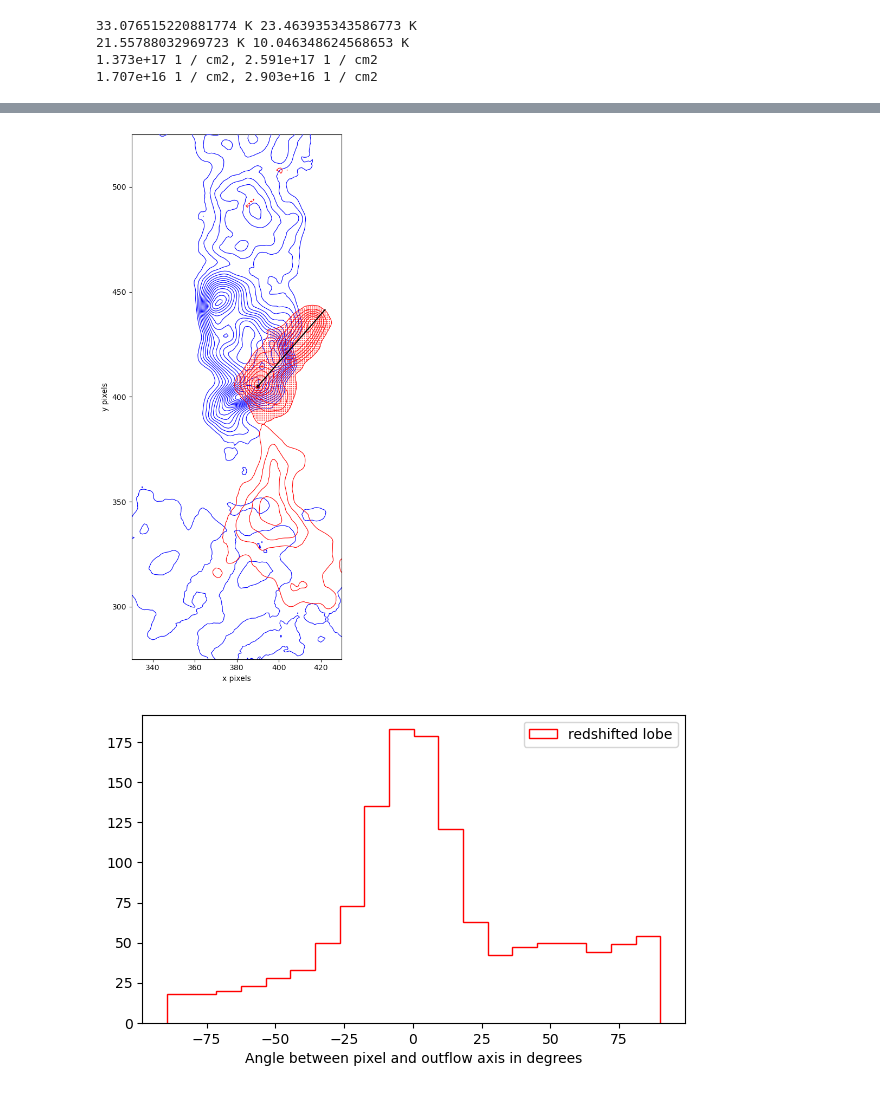
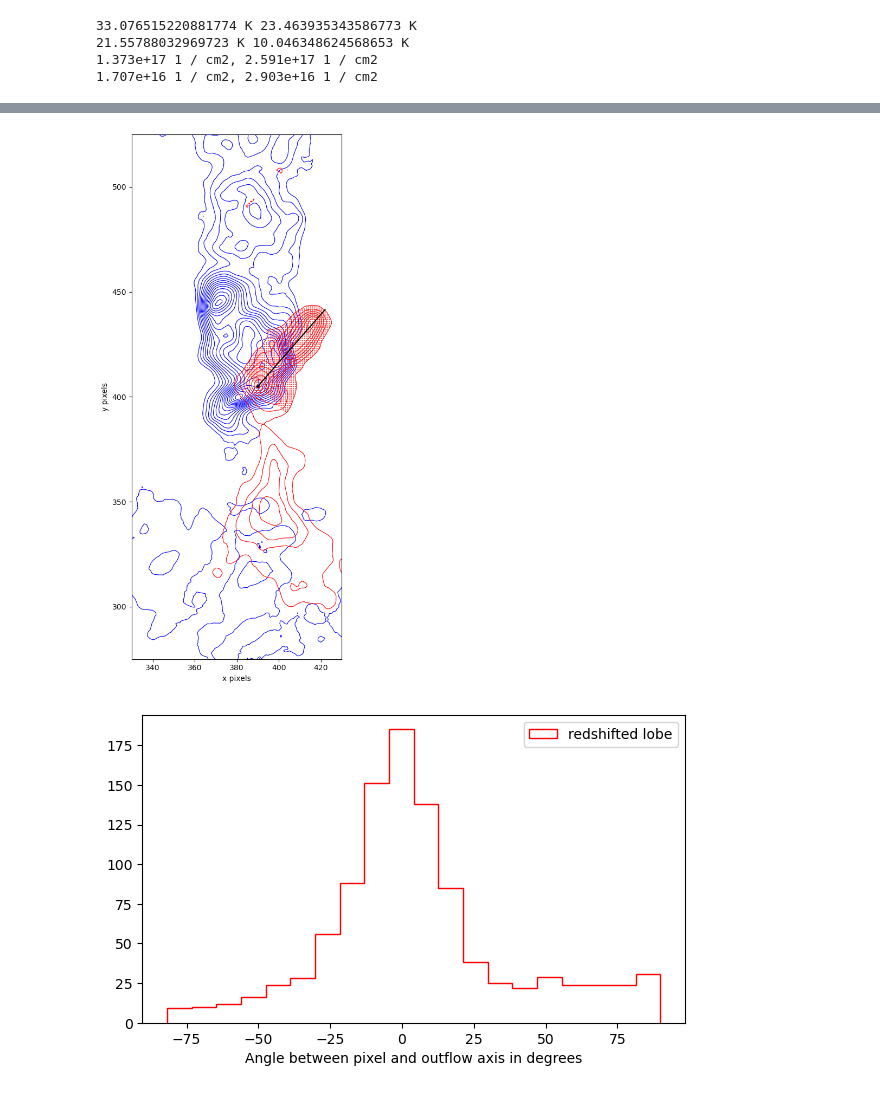
Before and after one commit to femkeballieux/master_project_2, a Jupyter notebook: code/LTERadtrans_RotDiagram_G351.77.ipynb, the cells around one changed output, grey strips where cells are left out. Cells and saved outputs as stored; diff of their text form; code cells hidden in the pictures.

```diff
--- a/code/LTERadtrans_RotDiagram_G351.77.ipynb
+++ b/code/LTERadtrans_RotDiagram_G351.77.ipynb
@@ -953,7 +953,7 @@ outflow_red= np.where(B6_red_clip.value>0.)
 outflow_red_x = outflow_red[1]
 outflow_red_y = outflow_red[0]
 
-outflow_red_maskB= np.where((outflow_red_x>360)&(outflow_red_x<430)&(outflow_red_y>388)&(outflow_red_y<450))#&(outflow_red_y > 2* outflow_red_x-1380))
+outflow_red_maskB= np.where((outflow_red_x>360)&(outflow_red_x<430)&(outflow_red_y>388)&(outflow_red_y<450)&(outflow_red_y > -1* outflow_red_x+795))
 
 
 outflow_red_x_maskedB = outflow_red_x[outflow_red_maskB]
@@ -974,35 +974,35 @@ plt.plot([point1_redB[0], point2_redB[0]], [point1_redB[1], point2_redB[1]], col
 contours_red=ax.contour(B6_red.value, levels=contourlevels_red, colors='red', linewidths=0.8, zorder=15) #Only place we use unclipped M0 maps
 
 # contourlevels_blue=np.array([3,8,13,18,23,28,33,38,43,48,53,58,63,68])*B6_blue_rms
 ax.contour(B6_blue.value, levels=contourlevels_blue, colors='blue', linewidths=0.8, zorder=10)
 
 # Set the limits for zooming
 ax.set_xlim(330,430)
 ax.set_ylim(275,525)
 
 plt.xlabel('x pixels')
 plt.ylabel('y pixels')
 ax.set_aspect('equal')
 plt.savefig(fname=path+'plots/contour+pixels_'+source_name+'.png', dpi=500, bbox_inches='tight')
 plt.show()
 
 #For each pixel, determine the vector between that pixel and the protostar
 vector_pixel_x_redB = outflow_red_x_maskedB - point1_redB[0]
 vector_pixel_y_redB = outflow_red_y_maskedB - point1_redB[1]
 vectors_pixel_red = np.array([vector_pixel_x_redB, vector_pixel_y_redB])
 angles_radians_redB, angles_degrees_redB, signed_angles_radians_redB, signed_angles_degrees_redB = calculate_angles(vector_axis_redB, vector_pixel_x_redB, vector_pixel_y_redB)
 signed_angles_degrees_redB[signed_angles_degrees_redB>90] = 180 - signed_angles_degrees_redB[signed_angles_degrees_redB>90]
 signed_angles_degrees_redB[signed_angles_degrees_redB<-90] = -180 - signed_angles_degrees_redB[signed_angles_degrees_redB<-90]
 
 plt.figure(figsize=(7,4))
 plt.hist(signed_angles_degrees_redB, bins=20, histtype='step', color='red', label='redshifted lobe')
 plt.xlabel('Angle between pixel and outflow axis in degrees')
 
 plt.legend()
 plt.show()
 # %% [output]
-[figure, old version]
+[figure, new version]
-[figure, old version]
+[figure, new version]
 # %%
 """
 Here, calculate the gaussian distribution of these angles
```
Also changed, not shown: parts of 8 cells of this notebook, 14 other files.
